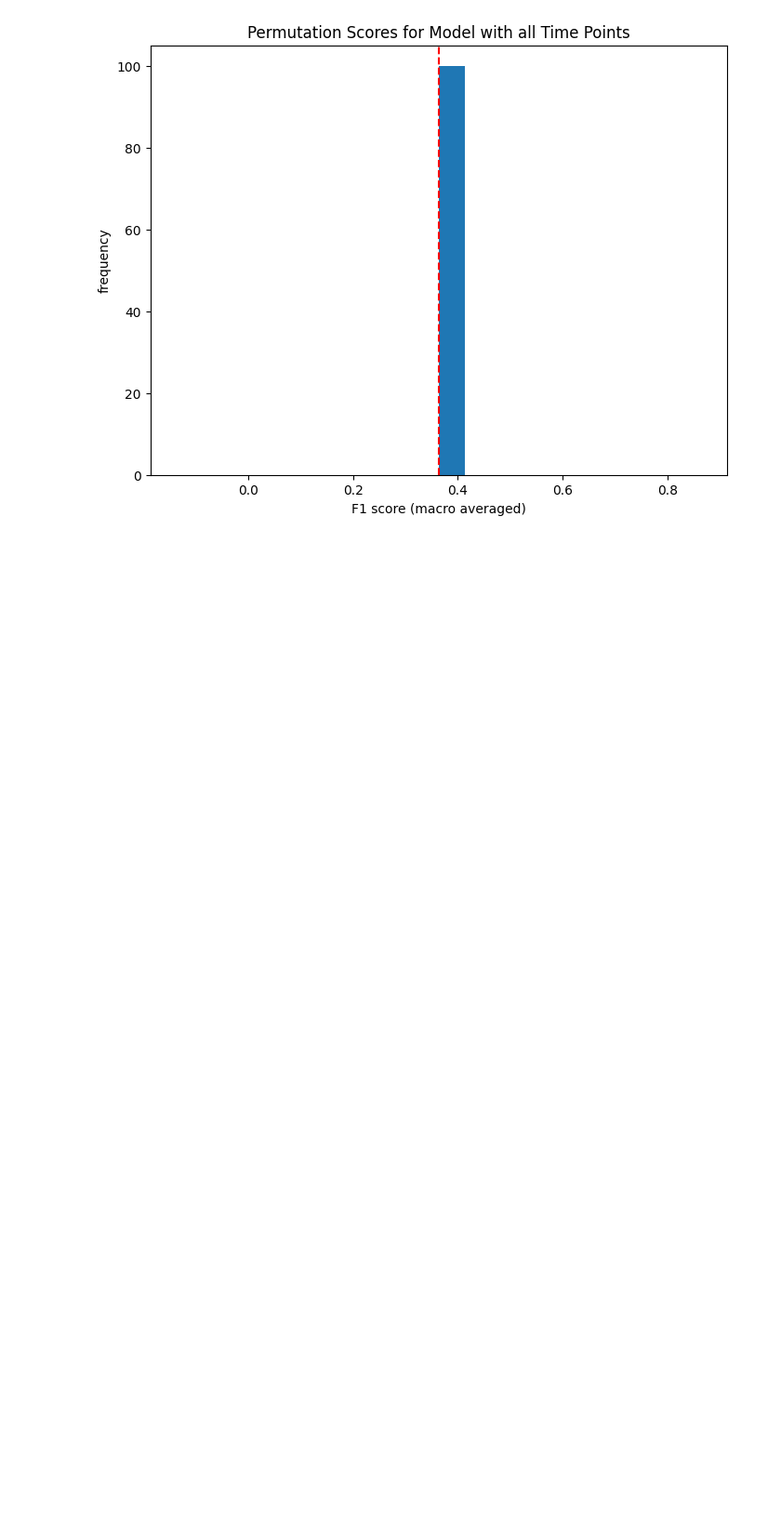
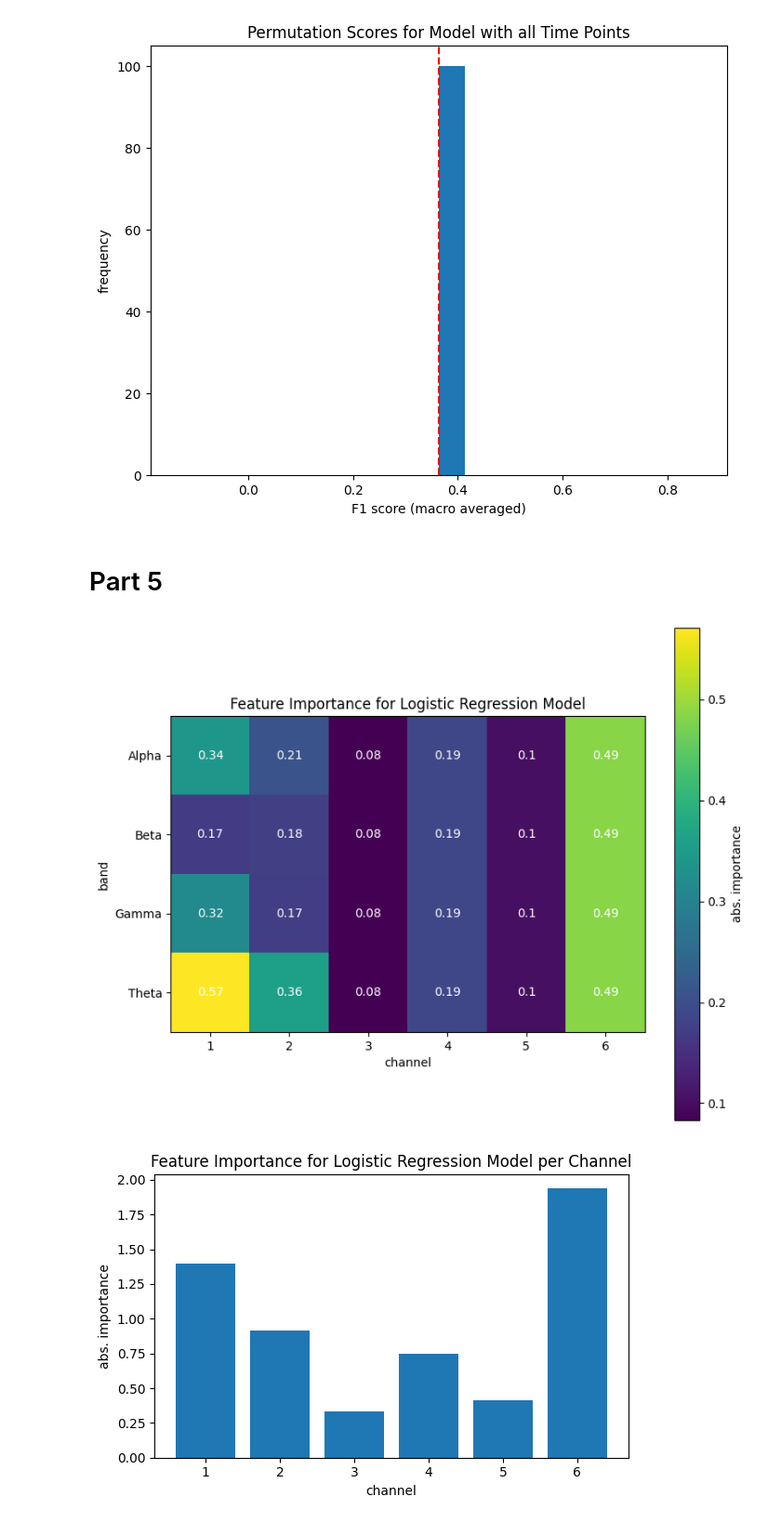
Before and after one commit to rfahrn/Time-Series-Exercises, a Jupyter notebook: project_part5.ipynb, the cells around one changed output. Shown at 93% size. Saved outputs shown, nothing was run; the diff lists cells and outputs as text; code cells hidden in the pictures; blank space fills up the shorter version.

Commit message:
start with part 5

```diff
--- a/project_part4.ipynb
+++ b/project_part5.ipynb
@@ -907,3 +888,59 @@ training with 2980 time points
 training with 2990 time points
 [figure]
 [figure]
+# %% [markdown]
+# Part 5
+# %%
+# logistic regression binary classification with 4 bands/features
+def show_feature_importance(grouped_epochs):
+    features_list = []
+    labels = []
+    for epochs, age in grouped_epochs:
+        if epochs is not None:
+            if age <= 30 or age >= 80:
+                features_list.append(calculate_band_power2(epochs))
+
+                if age <= 30:
+                    label = 0
+                elif age >= 80:
+                    label = 1
+                labels.append(label)
+
+    features = np.vstack([np.hstack([features[band] for band in sorted(features)]) for features in features_list])
+    model = LogisticRegression(max_iter=1000, multi_class='multinomial', solver='lbfgs')
+    model.fit(features, labels)
+
+    importances = np.abs(model.coef_.reshape(4, 6))
+
+    fig, ax = plt.subplots(figsize=(8, 6))
+    plt.imshow(importances)
+    for i in range(importances.shape[0]):
+        for j in range(importances.shape[1]):
+            ax.text(j, i, round(importances[i, j], 2), ha="center", va="center", color="w")
+
+    plt.title('Feature Importance for Logistic Regression Model')
+    plt.ylabel('band')
+    plt.xlabel('channel')
+    ax.set_xticks(range(0, 6))
+    ax.set_xticklabels(range(1, 7))
+    ax.set_yticks(range(0, 4))
+    ax.set_yticklabels(features_list[0].keys())
+    plt.colorbar(label='abs. importance')
+    plt.tight_layout()
+    plt.show()
+
+    channel_importances = importances.sum(axis=0)
+    fig, ax = plt.subplots(figsize=(6, 4))
+    plt.bar(range(1, 7), channel_importances)
+    plt.title('Feature Importance for Logistic Regression Model per Channel')
+    plt.ylabel('abs. importance')
+    plt.xlabel('channel')
+    plt.tight_layout()
+    plt.show()
+
+
+grouped_epochs = [extract_epochs_with_grouping(raw, age) for raw, age in zip(raws, ages)]
+show_feature_importance(grouped_epochs)
+# %% [output]
+[figure, added]
+[figure, added]
```
Also changed, not shown: parts of 4 cells of this notebook.
